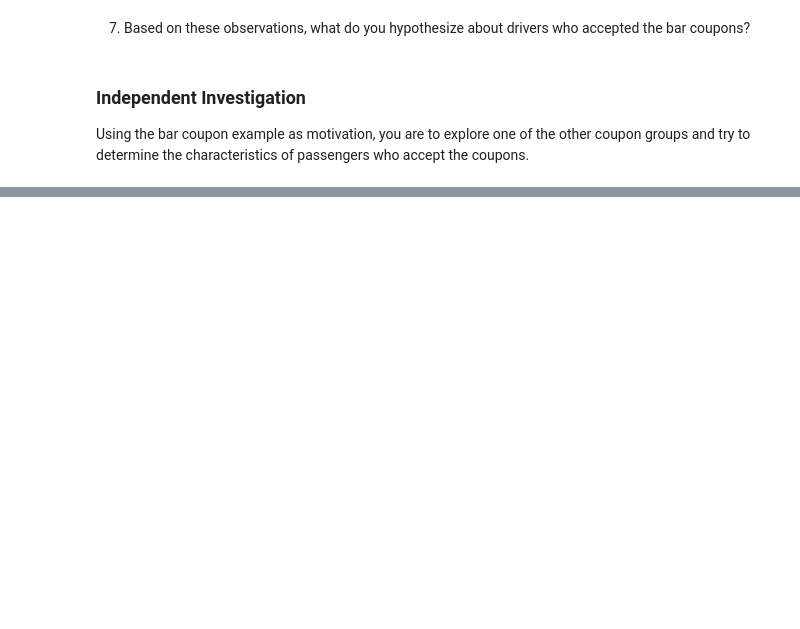
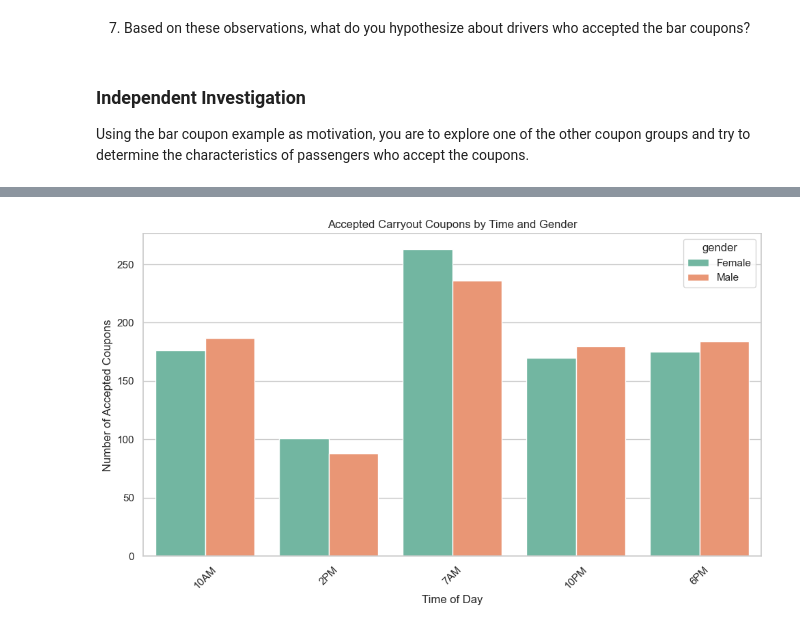
Before and after one commit to manishadeodhar-art/Practical-Application-1, a Jupyter notebook: Practical Application 1.ipynb, the cells around one changed output, grey strips where cells are left out. Cells and saved outputs as stored; diff of their text form; code cells hidden in the pictures; blank space fills up the shorter version.

```diff
--- a/Practical Application 1.ipynb
+++ b/Practical Application 1.ipynb
@@ -334,0 +435,24 @@ Using the bar coupon example as motivation, you are to explore one of the other
+# %%
+#Let's determine how the Carryout and takeaway coupons' acceptance varies
+#across different times of a day for each gender.
+
+# Filter for accepted Carry out & Take away coupons
+carryout_accepted = data[
+    (data['coupon'] == 'Carry out & Take away') &
+    (data['Y'] == 1)
+]
+
+# Plot with seaborn
+plt.figure(figsize=(10, 6))
+sns.countplot(data=carryout_accepted, x='time', hue='gender', palette='Set2')
+
+# Add labels and title
+plt.title("Accepted Carryout Coupons by Time and Gender")
+plt.xlabel("Time of Day")
+plt.ylabel("Number of Accepted Coupons")
+plt.xticks(rotation=45)
+plt.tight_layout()
+plt.savefig('images/carryout_time_gender.png')
+plt.show()
+# %% [output]
+[figure, added]
```
Also changed, not shown: parts of 11 cells of this notebook, 9 other files.
